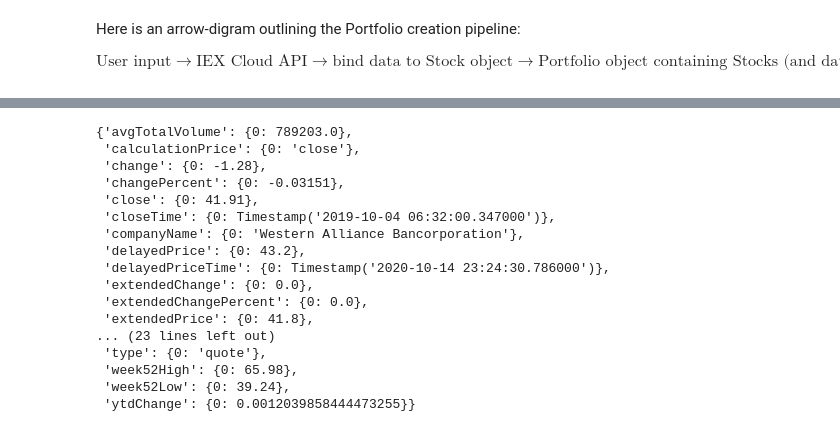
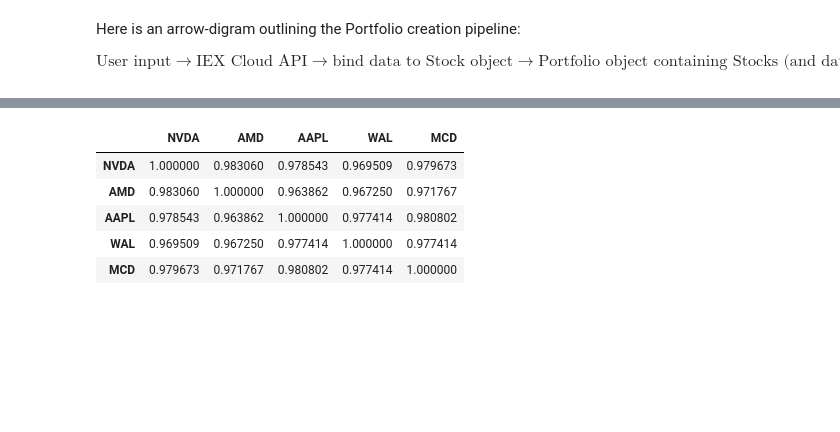
Before and after one commit to Hesiod-Labs/HYPAR, a Jupyter notebook: hypar-app.ipynb, the cells around one changed output, grey strips where cells are left out. Drawn from its saved outputs; the diff is of its cells as text; code cells hidden in the pictures; blank space fills up the shorter version.

```diff
--- a/hypar-app.ipynb
+++ b/hypar-app.ipynb
@@ -94,20 +34,9 @@ p.stocks[1].balance_sheet.to_dict()
-# %%
-p.stocks[1].book_data.to_dict()
-# %% [output]
-{'avgTotalVolume': {0: 789203.0},
- 'calculationPrice': {0: 'close'},
- 'change': {0: -1.28},
- 'changePercent': {0: -0.03151},
- 'close': {0: 41.91},
- 'closeTime': {0: Timestamp('2019-10-04 06:32:00.347000')},
- 'companyName': {0: 'Western Alliance Bancorporation'},
- 'delayedPrice': {0: 43.2},
- 'delayedPriceTime': {0: Timestamp('2020-10-14 23:24:30.786000')},
- 'extendedChange': {0: 0.0},
- 'extendedChangePercent': {0: 0.0},
- 'extendedPrice': {0: 41.8},
-... (23 lines left out)
- 'type': {0: 'quote'},
- 'week52High': {0: 65.98},
- 'week52Low': {0: 39.24},
- 'ytdChange': {0: 0.0012039858444473255}}
+# %%
+Analysis.spearman_corr_coeffs(p, 'close')
+# %% [output]
+|  | NVDA | AMD | AAPL | WAL | MCD |
+| NVDA | 1.000000 | 0.983060 | 0.978543 | 0.969509 | 0.979673 |
+| AMD | 0.983060 | 1.000000 | 0.963862 | 0.967250 | 0.971767 |
+| AAPL | 0.978543 | 0.963862 | 1.000000 | 0.977414 | 0.980802 |
+| WAL | 0.969509 | 0.967250 | 0.977414 | 1.000000 | 0.977414 |
+| MCD | 0.979673 | 0.971767 | 0.980802 | 0.977414 | 1.000000 |
```
Also changed, not shown: parts of 14 cells of this notebook, 5 other files.
